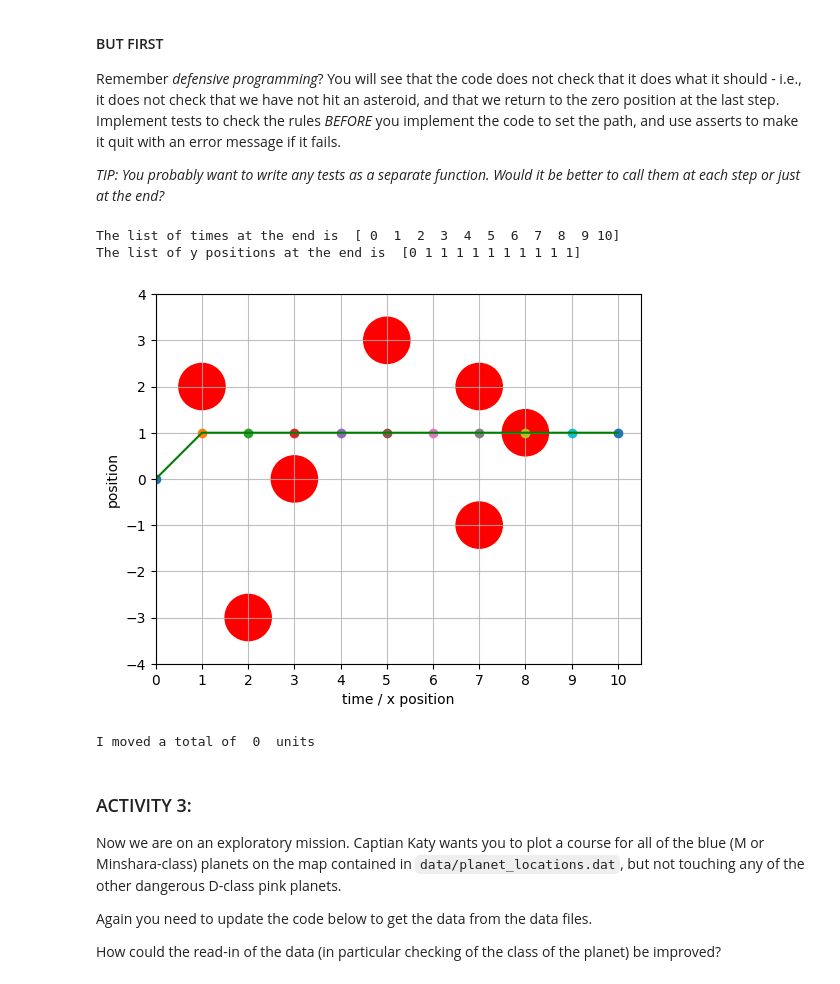
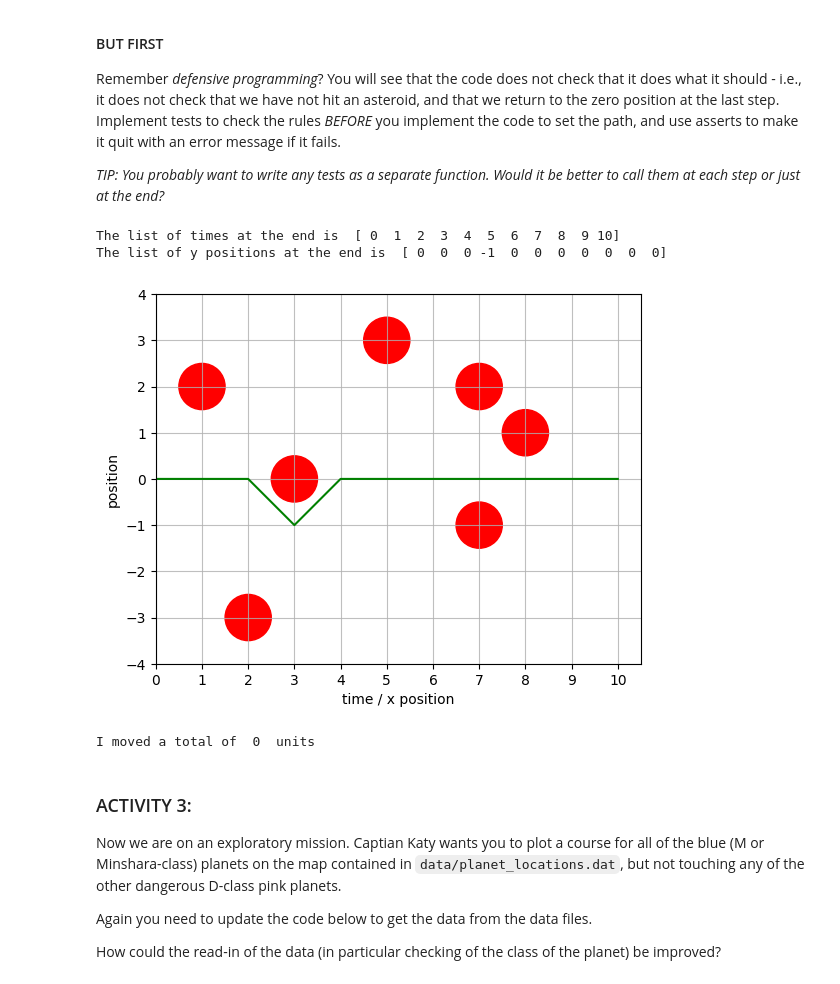
Before and after one commit to OTPepper/TopicsInSciComp_Formative, a Jupyter notebook: Week_2_Topics_In_Comp_Sci.ipynb, the cells around one changed output. Saved outputs shown, nothing was run; the diff lists cells and outputs as text; code cells hidden in the pictures.

```diff
--- a/Week_2_Topics_In_Comp_Sci.ipynb
+++ b/Week_2_Topics_In_Comp_Sci.ipynb
@@ -80,12 +81,6 @@ Remember *defensive programming*? You will see that the code does not check that
 
 *TIP: You probably want to write any tests as a separate function. Would it be better to call them at each step or just at the end?*
 # %%
-# Plot again the asteroid field, so that we can plot the path on top of it
-# plt.ion() # Make the plotting interactive so we can update the path as we fly
-fig = plt.figure()
-ax1 = plt.gcf().gca() #this stands for get current figure, get current axis
-plot_asteroid_field(ax1)
-
 # go through the list of times, where index is the index within the
 # list, and time_now is the entry at that index
 for index, time_now in enumerate(list_of_times) :
@@ -97,43 +92,58 @@ for index, time_now in enumerate(list_of_times) :
 
     # alternative option denoted by 'elif' (= else if)
     # ie, if the time is between 1 and 3
-    elif (time_now > 0 and time_now < 2) :
+    elif (time_now > 2 and time_now < 4) :
+        step_size = -1
+        # moving y position by the step size
+        list_of_y_positions[index] = list_of_y_positions[index - 1] + step_size
+    elif (time_now > 3 and time_now < 5) :
         step_size = 1
         # moving y position by the step size
         list_of_y_positions[index] = list_of_y_positions[index - 1] + step_size
-
     # UPDATE ME!
     # Add more else if options here to cover all the times you need to move the ship
     # (Try to make this as minimal as possible, rather than writing one elif statement
     # per time step)
 
     # finally, give the default option for all other cases using 'else'
     else :
         # nothing happens at other times
         step_size = 0
         # moving y position by the step size
         list_of_y_positions[index] = list_of_y_positions[index - 1] + step_size
 
     position_now = list_of_y_positions[index]
-    plt.plot(time_now, position_now, 'o')
+    #plt.plot(time_now, position_now, 'o')
     #plt.pause(0.3) # This pause just slows down the plotting so it looks nicer
 
 print("The list of times at the end is ", list_of_times)
 print("The list of y positions at the end is ", list_of_y_positions)
 
-plt.plot(list_of_times, list_of_y_positions, 'g-')
-plt.show()
+# Tests for failure
+if (list_of_y_positions[-1]!=0) :
+  print("Oops! You didn't return to y=0")
+else:
+  # Plot again the asteroid field, so that we can plot the path on top of it
+    #plt.ion() # Make the plotting interactive so we can update the path as we fly
+    fig = plt.figure()
+    ax1 = plt.gcf().gca() #this stands for get current figure, get current axis
+    plot_asteroid_field(ax1)
+    plt.plot(list_of_times, list_of_y_positions, 'g-')
+    plt.show()
+
+
 
 # Uncomment to save the figure
 # plt.savefig("flight_path.png")
 
 # Print out some information
 total_distance_moved = 0 # UPDATE ME!
+# sqrt(mod(dif in x)**2 + mod(dif in y)**2)
 print("I moved a total of ", total_distance_moved, " units")
 # %% [output]
 The list of times at the end is  [ 0  1  2  3  4  5  6  7  8  9 10]
-The list of y positions at the end is  [0 1 1 1 1 1 1 1 1 1 1]
+The list of y positions at the end is  [ 0  0  0 -1  0  0  0  0  0  0  0]
-[figure, old version]
+[figure, new version]
 I moved a total of  0  units
 # %% [markdown]
 ### ACTIVITY 3:
```
Also changed, not shown: parts of 3 cells of this notebook.
